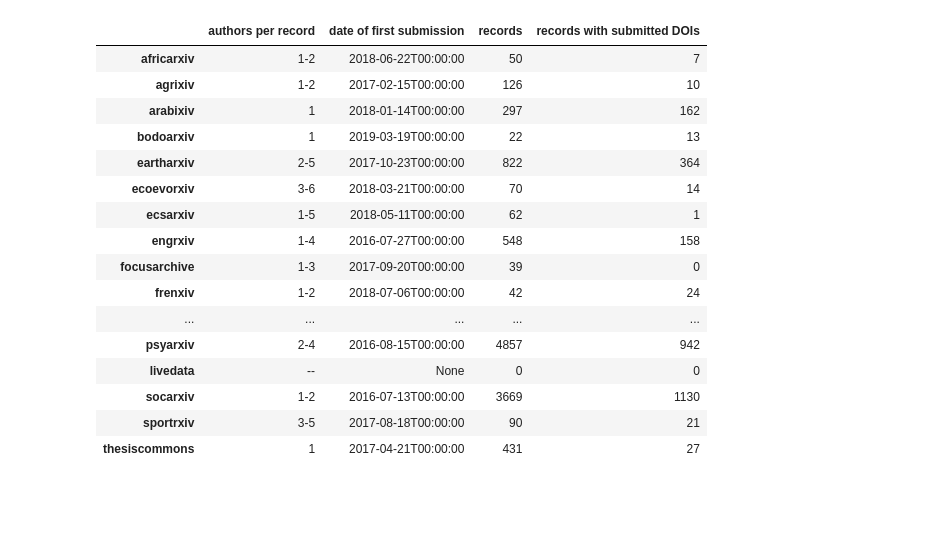
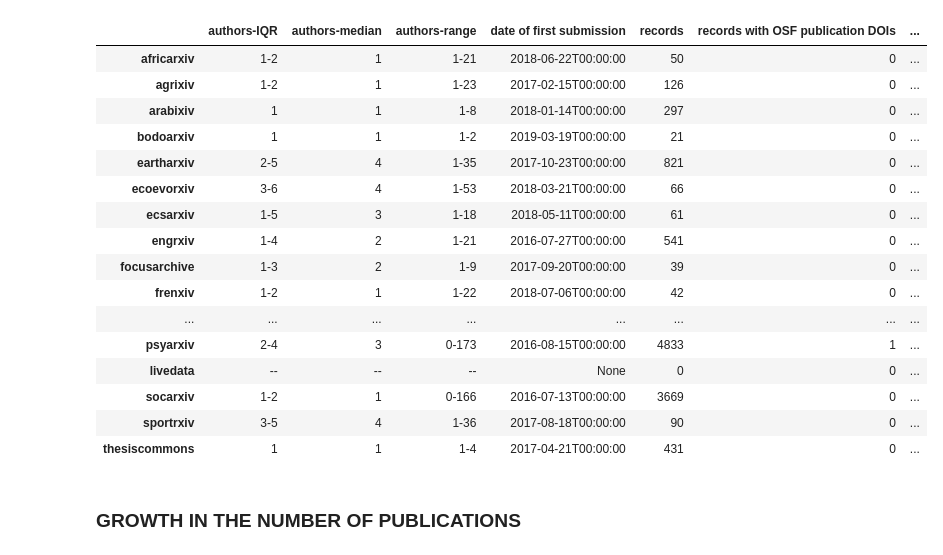
Before and after one commit to janinaj/preprints, a Jupyter notebook: data_analysis/osf.ipynb, the cells around one changed output. Saved outputs shown, nothing was run; the diff lists cells and outputs as text; code cells hidden in the pictures; blank space fills up the shorter version.

Commit message:
Added data analysis code for OSF

```diff
--- a/data_analysis/osf.ipynb
+++ b/data_analysis/osf.ipynb
@@ -1,10 +22,23 @@
 # %%
 import os, json
 
-OSF_DATA = os.path.join('..', '..', 'data', 'osf_all_data.json')
+OSF_DATA = os.path.join('..', '..', 'data', 'osf', 'osf_all_data.json')
+
+cutoff_date = parse_date('2019-6-1')[0]
+
+main_subjects = set()
 
 osf_records = []
 with open(OSF_DATA, 'r') as f:
     for line in f:
-        data = json.loads(line)
-        osf_records.append(data)
+        record = json.loads(line)
+
+        record['date_published'] = parse_date(record['osf_record']['attributes']['date_published'][:10])[0]
+
+        if record['date_published'] < cutoff_date and \
+            (record['osf_record']['attributes']['date_withdrawn'] is None or
+            parse_date(record['osf_record']['attributes']['date_withdrawn'][:10])[0] >= cutoff_date):
+            osf_records.append(record)
+
+            for subject in record['osf_record']['attributes']['subjects']:
+                main_subjects.add(subject[0]['text'])
@@ -11,10 +49,10 @@ with open(OSF_DATA, 'r') as f:
 # %%
 OSF_PREPRINT_SERVER_FILE = os.path.join('..', '..', 'raw_data', 'osf-preprint-providers.json')
 
-servers = []
+osf_servers = []
 with open(OSF_PREPRINT_SERVER_FILE, 'r') as f:
     data = json.load(f)
 
     for server in data['data']:
-        servers.append(server['id'])
+        osf_servers.append(server['id'])
         #preprint_servers[server['id']] = { 'name' : server['attributes']['name'] }
@@ -37,0 +59,4 @@ def parse_date(datestr):
+# %%
+osf_dois = []
+for record in osf_records:
+    osf_dois.append(record['doi'])
@@ -88,25 +307,29 @@ for server in preprint_servers.keys():
 # %%
 import pandas as pd
 
 df = pd.DataFrame(preprint_servers).transpose()
+df = df.drop(columns = 'authors per record')
+
 df.to_csv(os.path.join('..', '..', 'data_analysis_results', 'osf.csv'))
 
 df
 # %% [output]
-|  | authors per record | date of first submission | records | records with submitted DOIs |
-| africarxiv | 1-2 | 2018-06-22T00:00:00 | 50 | 7 |
-| agrixiv | 1-2 | 2017-02-15T00:00:00 | 126 | 10 |
-| arabixiv | 1 | 2018-01-14T00:00:00 | 297 | 162 |
-| bodoarxiv | 1 | 2019-03-19T00:00:00 | 22 | 13 |
-| eartharxiv | 2-5 | 2017-10-23T00:00:00 | 822 | 364 |
-| ecoevorxiv | 3-6 | 2018-03-21T00:00:00 | 70 | 14 |
-| ecsarxiv | 1-5 | 2018-05-11T00:00:00 | 62 | 1 |
-| engrxiv | 1-4 | 2016-07-27T00:00:00 | 548 | 158 |
-| focusarchive | 1-3 | 2017-09-20T00:00:00 | 39 | 0 |
-| frenxiv | 1-2 | 2018-07-06T00:00:00 | 42 | 24 |
-| ... | ... | ... | ... | ... |
-| psyarxiv | 2-4 | 2016-08-15T00:00:00 | 4857 | 942 |
-| livedata | -- | None | 0 | 0 |
-| socarxiv | 1-2 | 2016-07-13T00:00:00 | 3669 | 1130 |
-| sportrxiv | 3-5 | 2017-08-18T00:00:00 | 90 | 21 |
-| thesiscommons | 1 | 2017-04-21T00:00:00 | 431 | 27 |
+|  | authors-IQR | authors-median | authors-range | date of first submission | records | records with OSF publication DOIs | ... |
+| africarxiv | 1-2 | 1 | 1-21 | 2018-06-22T00:00:00 | 50 | 0 | ... |
+| agrixiv | 1-2 | 1 | 1-23 | 2017-02-15T00:00:00 | 126 | 0 | ... |
+| arabixiv | 1 | 1 | 1-8 | 2018-01-14T00:00:00 | 297 | 0 | ... |
+| bodoarxiv | 1 | 1 | 1-2 | 2019-03-19T00:00:00 | 21 | 0 | ... |
+| eartharxiv | 2-5 | 4 | 1-35 | 2017-10-23T00:00:00 | 821 | 0 | ... |
+| ecoevorxiv | 3-6 | 4 | 1-53 | 2018-03-21T00:00:00 | 66 | 0 | ... |
+| ecsarxiv | 1-5 | 3 | 1-18 | 2018-05-11T00:00:00 | 61 | 0 | ... |
+| engrxiv | 1-4 | 2 | 1-21 | 2016-07-27T00:00:00 | 541 | 0 | ... |
+| focusarchive | 1-3 | 2 | 1-9 | 2017-09-20T00:00:00 | 39 | 0 | ... |
+| frenxiv | 1-2 | 1 | 1-22 | 2018-07-06T00:00:00 | 42 | 0 | ... |
+| ... | ... | ... | ... | ... | ... | ... | ... |
+| psyarxiv | 2-4 | 3 | 0-173 | 2016-08-15T00:00:00 | 4833 | 1 | ... |
+| livedata | -- | -- | -- | None | 0 | 0 | ... |
+| socarxiv | 1-2 | 1 | 0-166 | 2016-07-13T00:00:00 | 3669 | 0 | ... |
+| sportrxiv | 3-5 | 4 | 1-36 | 2017-08-18T00:00:00 | 90 | 0 | ... |
+| thesiscommons | 1 | 1 | 1-4 | 2017-04-21T00:00:00 | 431 | 0 | ... |
+# %% [markdown]
+### GROWTH IN THE NUMBER OF PUBLICATIONS
```
Also changed, not shown: parts of 44 cells of this notebook.
